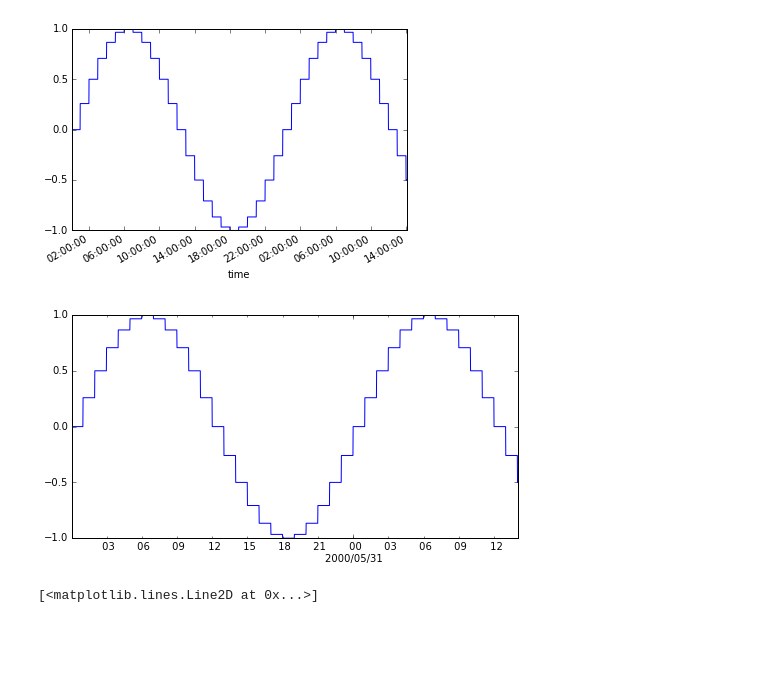
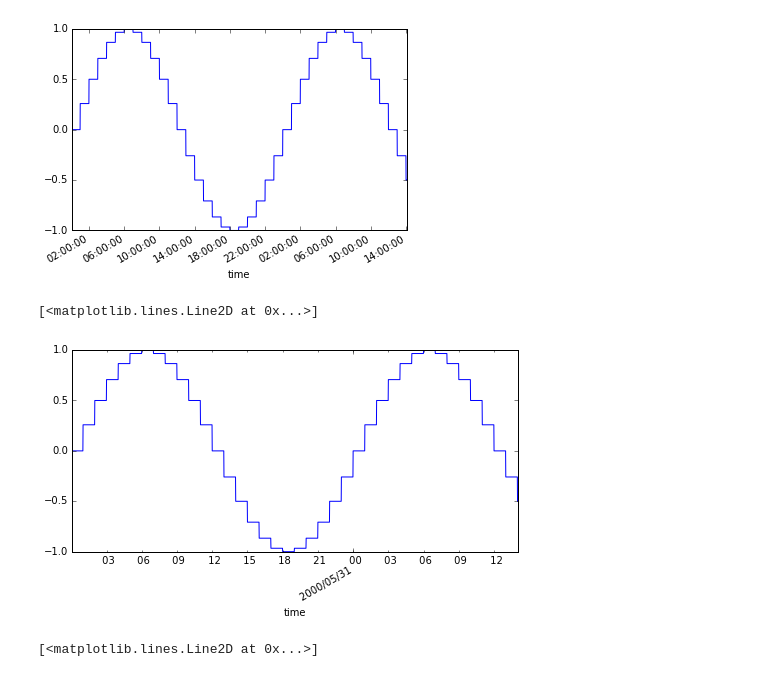
Before and after one commit to qAp/climatools, a Jupyter notebook: climatools/examples/autoadjust_datetime_ticks/autoadjust_datetime.ipynb, the cells around one changed output. Saved outputs shown, nothing was run; the diff lists cells and outputs as text; code cells hidden in the pictures; blank space fills up the shorter version.

Commit message:
1d plot. Optimize datetime axes ticks, using xarray accessor.

```diff
--- a/climatools/examples/autoadjust_datetime_ticks/autoadjust_datetime.ipynb
+++ b/climatools/examples/autoadjust_datetime_ticks/autoadjust_datetime.ipynb
@@ -26,19 +33,12 @@ da.sel(time=timeslice).plot()
 # %% [output]
 [<matplotlib.lines.Line2D at 0x...>]
 [figure]
-# %%
-da_tmp = da.sel(time=timeslice)
-x = [pd.Timestamp(dtns).to_datetime()
-     for dtns in da_tmp.coords['time'].values]
-y = da_tmp.values
-
-fig, ax = plt.subplots(nrows=1, ncols=1, figsize=(8, 4))
-ax.plot(x, y)
-duration = pd.Timedelta(x[-1] - x[0])
-climaviz.set_xaxis_datetime_ticklocs_ticklabels(ax.xaxis,
-                                                duration=duration)
-# %% [output]
-[figure, removed]
+# %%
+da_tmp = da.sel(time=timeslice)
+da_tmp.climaviz.plot(figsize=(8, 4))
+# %% [output]
+[<matplotlib.lines.Line2D at 0x...>]
+[figure, added]
 # %%
 timeslice = slice('2000-05-30 00:02:00', '2000-06-01 14:03.10')
 # %%
```
Also changed, not shown: parts of 6 cells of this notebook, 1 other file.
